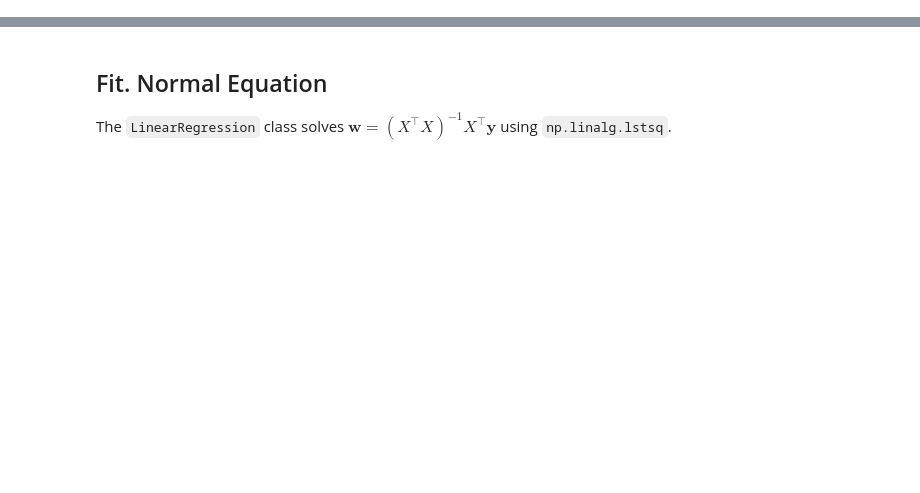
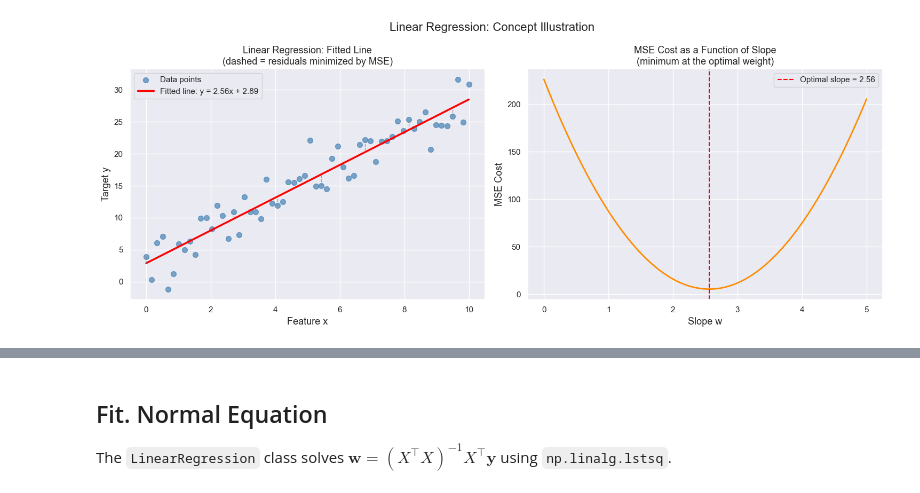
Before and after one commit to GraceYang9127/CMOR438Final, a Jupyter notebook: examples/Supervised Learning/Linear Regression/linear_regression.ipynb, the cells around one changed output, grey strips where cells are left out. Drawn from its saved outputs; the diff is of its cells as text; code cells hidden in the pictures; blank space fills up the shorter version.

Commit message:
updated knn, linear regression, and logistic regression notebooks

```diff
--- a/examples/Supervised Learning/Linear Regression/linear_regression.ipynb
+++ b/examples/Supervised Learning/Linear Regression/linear_regression.ipynb
@@ -63,3 +181,43 @@ print(f'X shape: {X.shape}, y range: [{y.min():.1f}, {y.max():.1f}]')
+# %%
+# Diagram: Regression line concept on illustrative 1D synthetic data
+rng = np.random.default_rng(42)
+x_illus = np.linspace(0, 10, 60)
+y_illus = 2.5 * x_illus + 3 + rng.normal(0, 3, size=60)
+
+# Fit a simple least-squares line
+coeffs = np.polyfit(x_illus, y_illus, 1)
+y_line = np.polyval(coeffs, x_illus)
+
+fig, axes = plt.subplots(1, 2, figsize=(15, 6))
+
+# Left: scatter + regression line
+axes[0].scatter(x_illus, y_illus, color='steelblue', alpha=0.7, s=50, label='Data points')
+axes[0].plot(x_illus, y_line, color='red', lw=2.5, label=f'Fitted line: y = {coeffs[0]:.2f}x + {coeffs[1]:.2f}')
+
+# Draw a few residuals
+for xi, yi, yhat in zip(x_illus[::8], y_illus[::8], y_line[::8]):
+    axes[0].plot([xi, xi], [yi, yhat], color='gray', lw=1, linestyle='--', alpha=0.7)
+
+axes[0].set_xlabel('Feature x', fontsize=13)
+axes[0].set_ylabel('Target y', fontsize=13)
+axes[0].set_title('Linear Regression: Fitted Line\n(dashed = residuals minimized by MSE)', fontsize=13)
+axes[0].legend(fontsize=11)
+
+# Right: MSE cost surface for 1D (vary slope, fix intercept)
+slopes = np.linspace(0, 5, 100)
+mse_vals = [np.mean((s * x_illus + coeffs[1] - y_illus) ** 2) for s in slopes]
+axes[1].plot(slopes, mse_vals, color='darkorange', lw=2)
+axes[1].axvline(coeffs[0], color='red', linestyle='--', label=f'Optimal slope = {coeffs[0]:.2f}')
+axes[1].set_xlabel('Slope w', fontsize=13)
+axes[1].set_ylabel('MSE Cost', fontsize=13)
+axes[1].set_title('MSE Cost as a Function of Slope\n(minimum at the optimal weight)', fontsize=13)
+axes[1].legend(fontsize=11)
+
+plt.suptitle('Linear Regression: Concept Illustration', fontsize=16)
+plt.tight_layout()
+plt.show()
+# %% [output]
+[figure, added]
 # %%
 # Preprocess
 scaler = StandardScaler()
```
Also changed, not shown: parts of 13 cells of this notebook, 2 other files.
